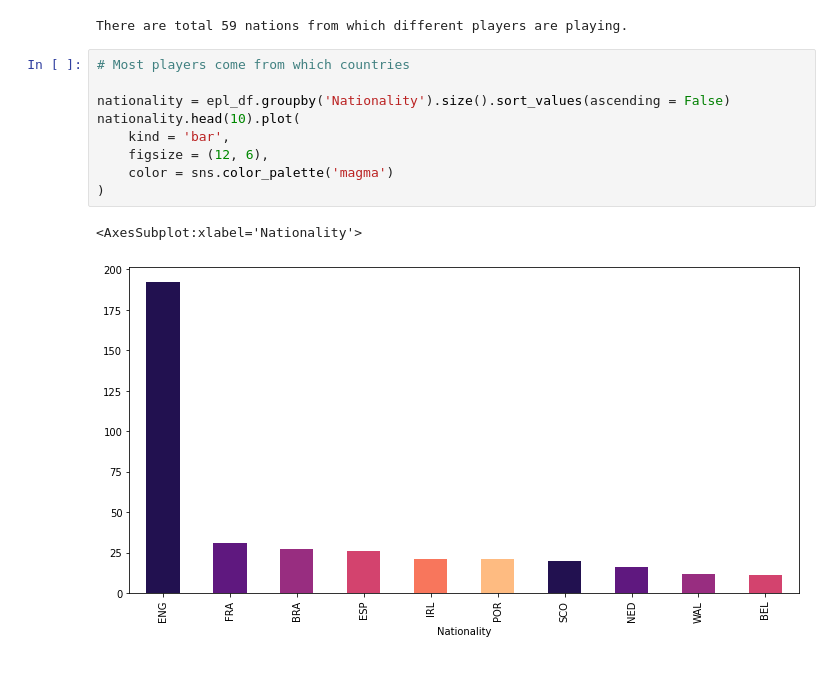
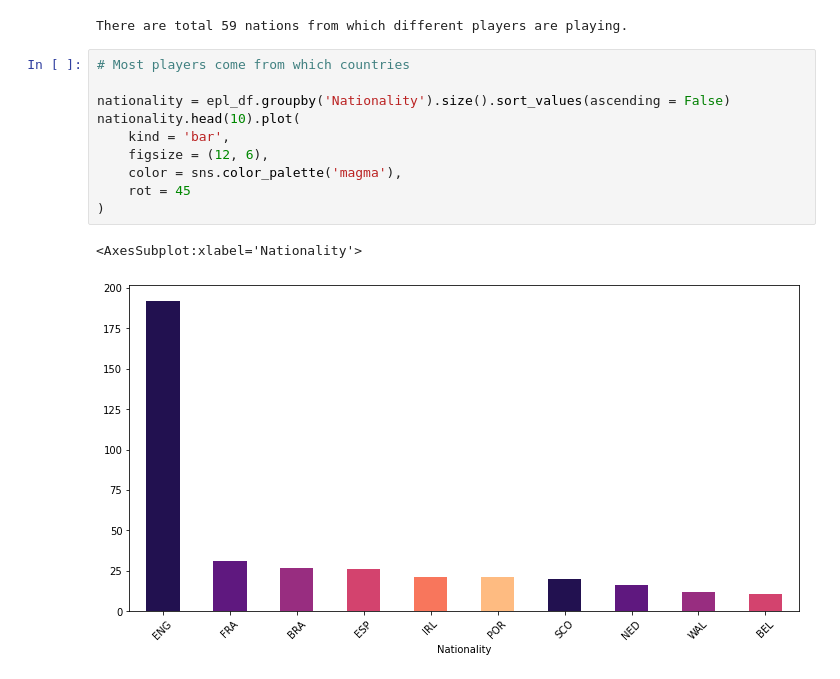
Before and after one commit to ishtiakrongon/PythonProject2-Exploratory_Data_Analysis_Using_Python, a Jupyter notebook: eda_on_football_data.ipynb, the cells around one changed output. Saved outputs shown, nothing was run; the diff lists cells and outputs as text.

Commit message:
new graph

```diff
--- a/eda_on_football_data.ipynb
+++ b/eda_on_football_data.ipynb
@@ -164,12 +164,13 @@ There are total 59 nations from which different players are playing.
 # %%
 # Most players come from which countries
 
 nationality = epl_df.groupby('Nationality').size().sort_values(ascending = False)
 nationality.head(10).plot(
     kind = 'bar',
     figsize = (12, 6),
-    color = sns.color_palette('magma')
+    color = sns.color_palette('magma'),
+    rot = 45
 )
 # %% [output]
 <AxesSubplot:xlabel='Nationality'>
-[figure, old version]
+[figure, new version]
```
Also changed, not shown: parts of 1 cell of this notebook.
